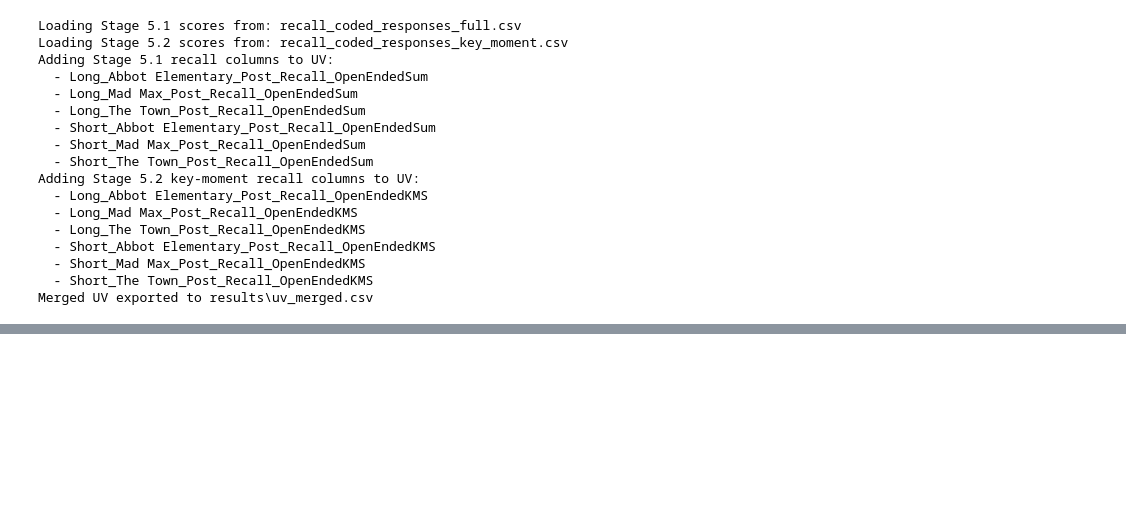
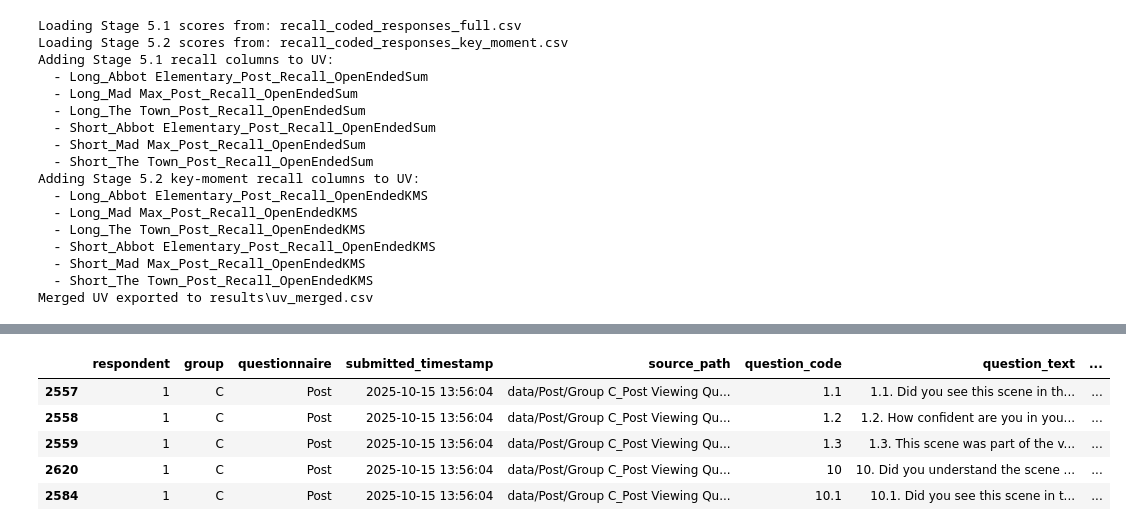
Before and after one commit to NeuralSenseCode/544_WBD_CXCU, a Jupyter notebook: analysis/assemble_uv.ipynb, the cells around one changed output, grey strips where cells are left out. Cells and saved outputs as stored; diff of their text form; code cells hidden in the pictures; blank space fills up the shorter version.

```diff
--- a/analysis/assemble_uv.ipynb
+++ b/analysis/assemble_uv.ipynb
@@ -3564,0 +3965,83 @@ Merged UV exported to results\uv_merged.csv
+# %%
+# Assemble client deliverable dataset
+stage1_path = RESULTS_DIR / "uv_stage1.csv"
+stage3_path = RESULTS_DIR / "uv_stage3.csv"
+metadata_path = DATA_DIR / "post_survey_map.csv"
+stimulus_map_path = DATA_DIR / "stimulus_rename.csv"
+recall_full_path = RESULTS_DIR / "recall_coded_responses_full.csv"
+recall_key_path = RESULTS_DIR / "recall_coded_responses_key_moment.csv"
+deliverable_path = RESULTS_DIR / "post_study_survey_responses.csv"
+
+stage1_df = pd.read_csv(stage1_path)
+stage3_df = pd.read_csv(stage3_path)
+metadata_df = pd.read_csv(metadata_path)
+stimulus_map_df = pd.read_csv(stimulus_map_path)
+
+post_raw_df = load_post_survey_raw(POST_DIR)
+post_raw_df["respondent"] = post_raw_df["respondent"].astype(str).str.strip()
+
+stage1_subset = stage1_df[["respondent", "group", "Short Form", "Long Form"]].copy()
+stage1_subset["respondent"] = stage1_subset["respondent"].astype(str).str.strip()
+stage1_subset["group"] = stage1_subset["group"].astype(str).str.strip().str.upper()
+stage1_subset["short_form_title"] = stage1_subset["Short Form"].map(canonicalize_title)
+stage1_subset["long_form_title"] = stage1_subset["Long Form"].map(canonicalize_title)
+stage1_subset.drop(columns=["Short Form", "Long Form"], inplace=True)
+
+post_wide = post_raw_df.merge(stage1_subset, on="respondent", how="left", suffixes=("", "_stage1"))
+post_wide["group"] = post_wide["group"].fillna(post_wide.get("file_group"))
+post_wide["group"] = post_wide["group"].astype(str).str.strip().str.upper()
+post_wide.loc[post_wide["group"].isin({"", "NAN"}), "group"] = np.nan
+post_wide["short_form_title"] = post_wide["short_form_title"].fillna("").map(canonicalize_title)
+post_wide["long_form_title"] = post_wide["long_form_title"].fillna("").map(canonicalize_title)
+post_wide.loc[post_wide["short_form_title"] == "", "short_form_title"] = np.nan
+post_wide.loc[post_wide["long_form_title"] == "", "long_form_title"] = np.nan
+
+respondent_forms = build_forms_lookup(stage1_df)
+group_title_form_lookup = build_group_title_form_lookup(stimulus_map_df)
+
+base_columns = {
+    "respondent",
+    "group",
+    "questionnaire",
+    "submitted_timestamp",
+    "source_path",
+    "file_group",
+    "short_form_title",
+    "long_form_title",
+}
+value_columns = [col for col in post_wide.columns if col not in base_columns and not col.endswith("_stage1") and col not in {"group_stage1"}]
+value_columns = list(dict.fromkeys(value_columns))
+
+post_long_df = reshape_post_survey_long(post_wide, value_columns)
+post_enriched_df, metadata_issues_df = attach_post_metadata(
+    post_long_df, metadata_df, respondent_forms, group_title_form_lookup
+)
+
+recognition_scores_df = build_recognition_score_frame(stage3_df)
+recall_scores_df = build_recall_score_frame(RESULTS_DIR)
+
+post_scored_df = append_post_scores(post_enriched_df, recognition_scores_df, recall_scores_df)
+post_final_df = finalize_columns(post_scored_df)
+
+post_final_df["submitted_dt"] = pd.to_datetime(post_final_df["submitted_timestamp"], errors="coerce")
+post_final_df["question_code_fill"] = post_final_df["question_code"].fillna("__NA__")
+post_final_df["question_text_fill"] = post_final_df["question_text"].fillna("__NA__")
+post_final_df["source_path_fill"] = post_final_df["source_path"].fillna("__NA__")
+post_final_df.sort_values(
+    ["respondent", "question_code_fill", "question_text_fill", "source_path_fill", "submitted_dt"],
+    inplace=True,
+)
+dedupe_subset = ["respondent", "question_code_fill", "question_text_fill", "source_path_fill"]
+before_dedupe_rows = len(post_final_df)
+post_final_df = post_final_df.drop_duplicates(subset=dedupe_subset, keep="last")
+timestamp_dedupes = before_dedupe_rows - len(post_final_df)
+
+post_final_df.drop(columns=["submitted_dt", "question_code_fill", "question_text_fill", "source_path_fill"], inplace=True)
+if timestamp_dedupes:
+    print(
+        f"Removed {timestamp_dedupes} duplicate rows (kept latest submission per respondent/question).",
+    )
+
+print(f"Post deliverable rows: {len(post_final_df):,}")
+post_final_df.head()
+# %% [output]
@@ -3564,0 +4050,6 @@ Merged UV exported to results\uv_merged.csv
+|  | respondent | group | questionnaire | submitted_timestamp | source_path | question_code | question_text | ... |
+| 2557 | 1 | C | Post | 2025-10-15 13:56:04 | data/Post/Group C_Post Viewing Qu... | 1.1 | 1.1. Did you see this scene in th... | ... |
+| 2558 | 1 | C | Post | 2025-10-15 13:56:04 | data/Post/Group C_Post Viewing Qu... | 1.2 | 1.2. How confident are you in you... | ... |
+| 2559 | 1 | C | Post | 2025-10-15 13:56:04 | data/Post/Group C_Post Viewing Qu... | 1.3 | 1.3. This scene was part of the v... | ... |
+| 2620 | 1 | C | Post | 2025-10-15 13:56:04 | data/Post/Group C_Post Viewing Qu... | 10 | 10. Did you understand the scene ... | ... |
+| 2584 | 1 | C | Post | 2025-10-15 13:56:04 | data/Post/Group C_Post Viewing Qu... | 10.1 | 10.1. Did you see this scene in t... | ... |
```
Also changed, not shown: parts of 21 cells of this notebook, 2 other files.
